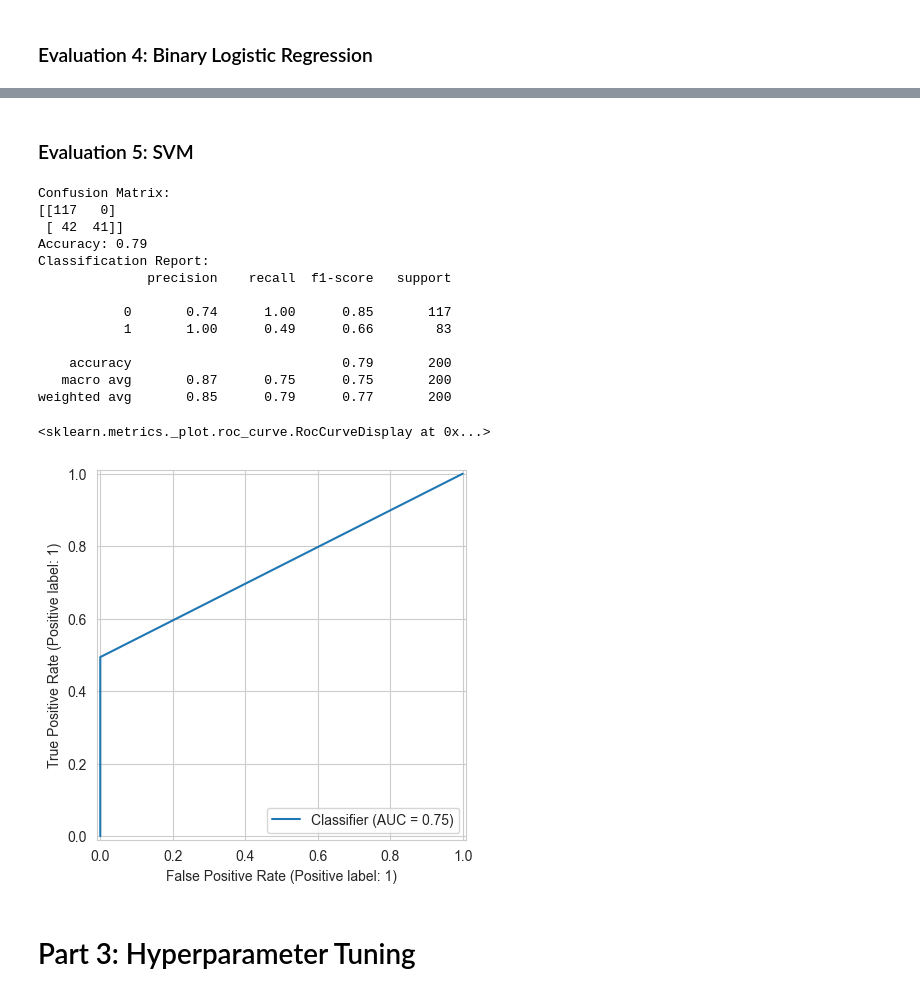
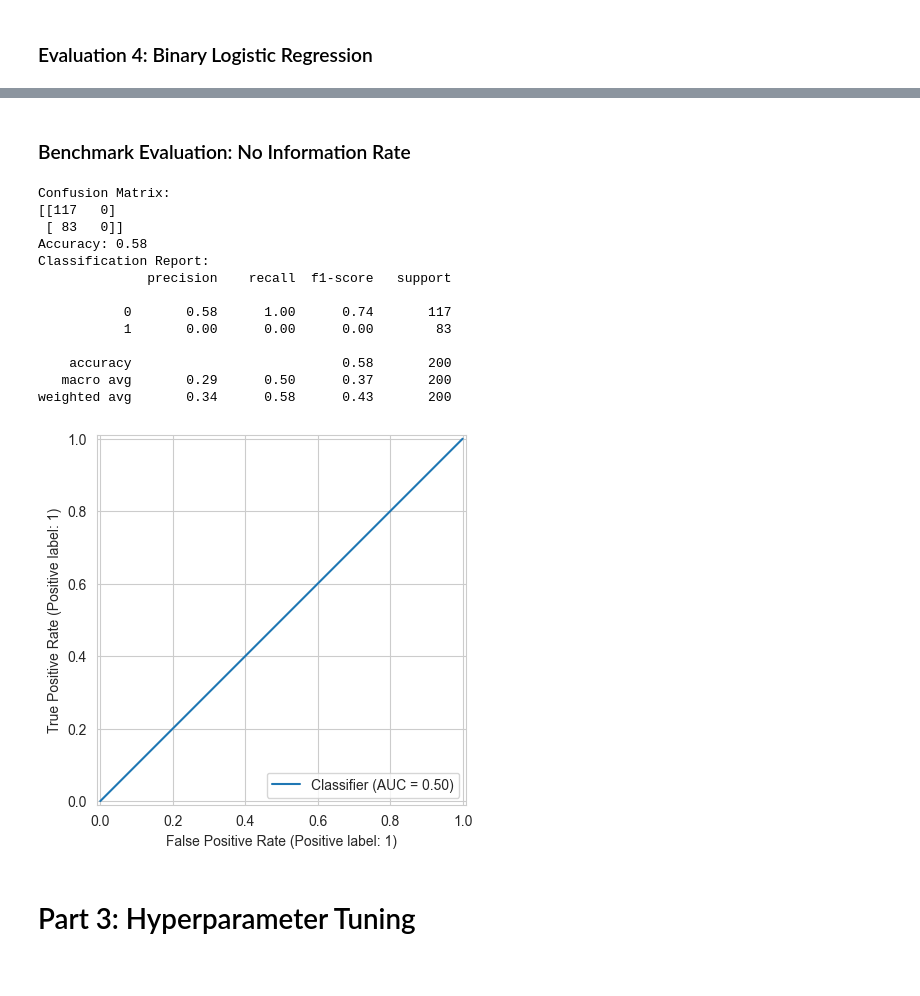
Before and after one commit to Pipasgonzalez/statistical_learning_trees, a Jupyter notebook: JägerGallego_GallegoJimenez.ipynb, the cells around one changed output, grey strips where cells are left out. Saved outputs shown, nothing was run; the diff lists cells and outputs as text; code cells hidden in the pictures.

```diff
--- a/JägerGallego_GallegoJimenez.ipynb
+++ b/JägerGallego_GallegoJimenez.ipynb
@@ -140,13 +150,7 @@ predictions_tree = basicTreeClassifier.predict(X_test)
 # %% [markdown]
 ## Model Nr 2: Random Forest
 # %%
-randomForest = RandomForestClassifier(
-    n_estimators=1000,
-    criterion="gini",
-    max_depth = None,
-    min_samples_split=2,
-    max_features="sqrt"
-)
+randomForest = RandomForestClassifier()
 
 randomForest.fit(X_train, Y_train.to_numpy().ravel())
 
@@ -154,16 +162,7 @@ predictions_randomforest = randomForest.predict(X_test)
 # %% [markdown]
 ## Model 3: XGBosst with adjusted Parameters
 # %%
-XGTree = xgboost.XGBClassifier(
-    tree_method = "exact",
-    random_state = 12345,
-    max_depth = 7,
-    objective = "binary:logistic",
-    eval_metric = "auc",
-    n_estimators = 100,
-    subsample = 0.9,
-    learning_rate = 0.05
-)
+XGTree = xgboost.XGBClassifier()
 
 XGTree.fit(X_train, Y_train)
 predictions_xgboost = XGTree.predict(X_test)
@@ -197,3 +186,6 @@ predictions_svm = svm_pipeline.predict(X_test)
+# %%
+most_frequent_class = Counter(Y_train).most_common(1)[0][0]
+predictions_naive = [most_frequent_class] * len(Y_test)
 # %% [markdown]
 # Part 2: Base Model Evaluation
 # %% [markdown]
@@ -323,32 +311,31 @@ weighted avg       0.86      0.86      0.86       200
 [figure]
-# %% [markdown]
-### Evaluation 5: SVM
+# %% [markdown]
+### Benchmark Evaluation: No Information Rate
 # %%
-confusion_svm = confusion_matrix(Y_test, predictions_svm)
-report_svm = classification_report(Y_test, predictions_svm)
-accuracy_svm = accuracy_score(Y_test, predictions_svm)
+confusion_naive = confusion_matrix(Y_test, predictions_naive)
+report_naive = classification_report(Y_test, predictions_naive)
+accuracy_naive = accuracy_score(Y_test, predictions_naive)
 
-print(f"Confusion Matrix:\n{confusion_svm}")
-print(f"Accuracy: {accuracy_svm:.2f}")
-print(f"Classification Report:\n{report_svm}")
+print(f"Confusion Matrix:\n{confusion_naive}")
+print(f"Accuracy: {accuracy_naive:.2f}")
+print(f"Classification Report:\n{report_naive}")
 
-RocCurveDisplay.from_predictions(Y_test, predictions_svm)
+ROCNaive = RocCurveDisplay.from_predictions(Y_test, predictions_naive)
 # %% [output]
 Confusion Matrix:
 [[117   0]
- [ 42  41]]
-Accuracy: 0.79
+ [ 83   0]]
+Accuracy: 0.58
 Classification Report:
               precision    recall  f1-score   support
 
-           0       0.74      1.00      0.85       117
-           1       1.00      0.49      0.66        83
+           0       0.58      1.00      0.74       117
+           1       0.00      0.00      0.00        83
 
-    accuracy                           0.79       200
-   macro avg       0.87      0.75      0.75       200
-weighted avg       0.85      0.79      0.77       200
+    accuracy                           0.58       200
+   macro avg       0.29      0.50      0.37       200
+weighted avg       0.34      0.58      0.43       200
-<sklearn.metrics._plot.roc_curve.RocCurveDisplay at 0x...>
-[figure, old version]
+[figure, new version]
 # %% [markdown]
 # Part 3: Hyperparameter Tuning
 # %% [markdown]
```
Also changed, not shown: parts of 26 cells of this notebook, 1 other file.
